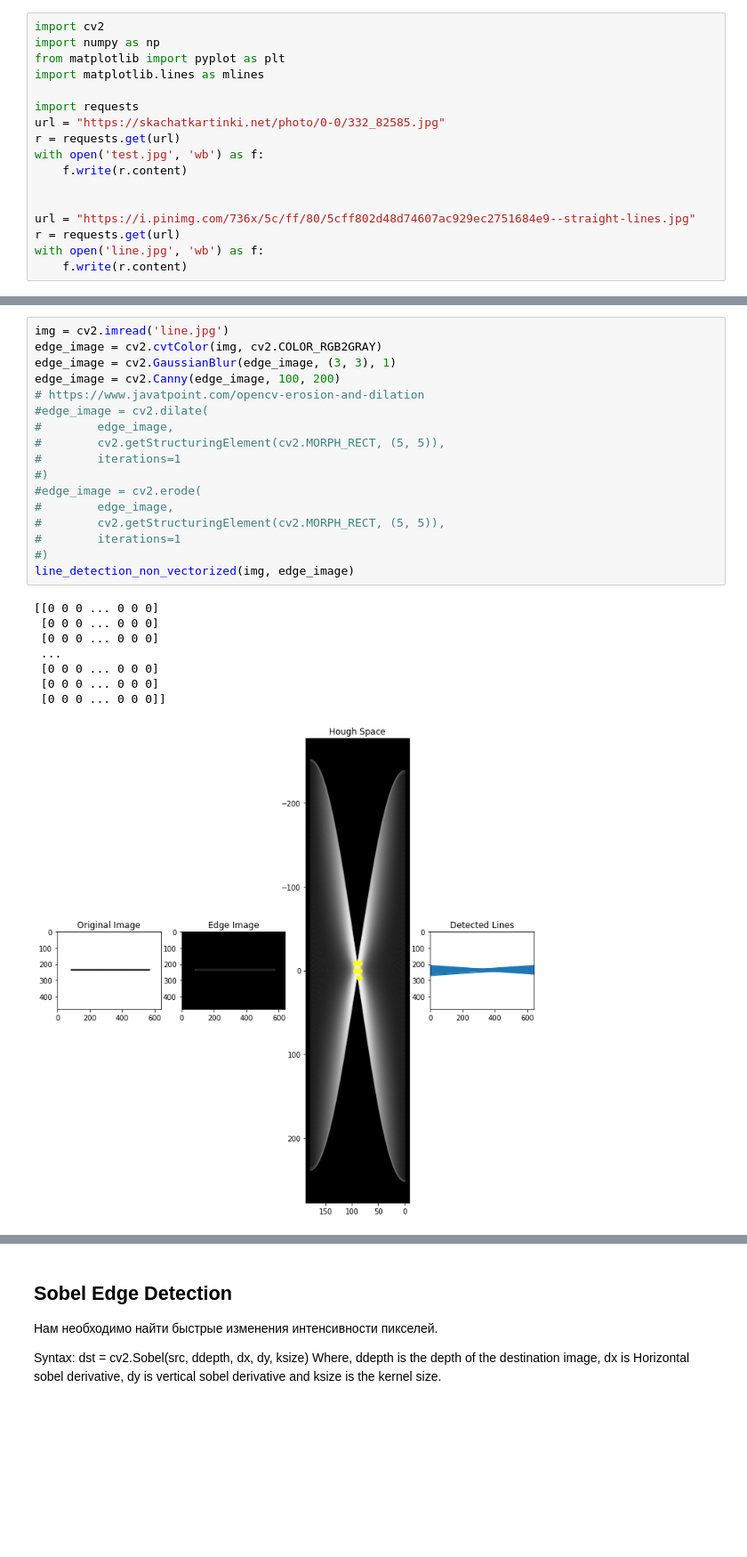
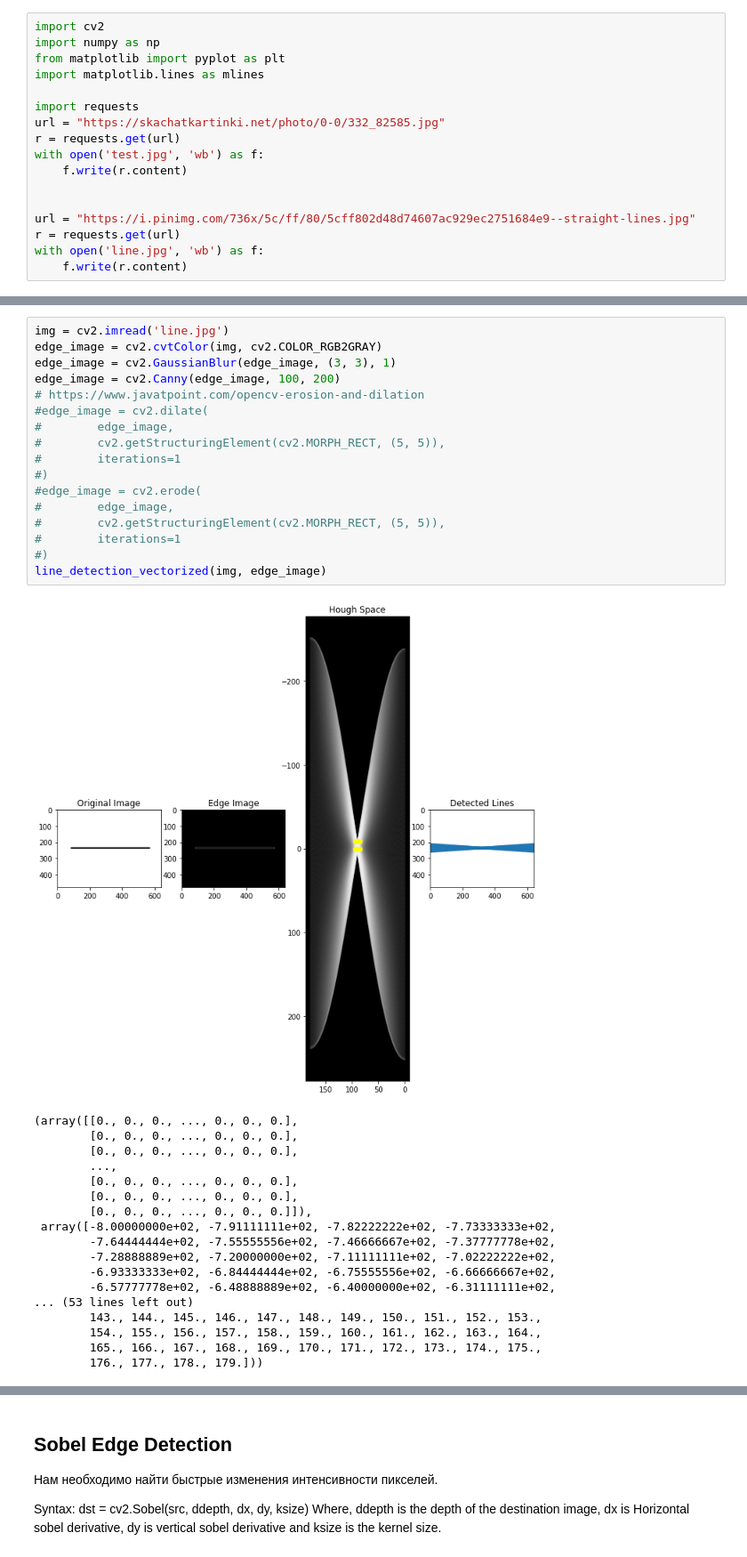
Before and after one commit to alexander-toschev/cv-course, a Jupyter notebook: FD_Line_Detection_Hough.ipynb, the cells around one changed output, grey strips where cells are left out. Shown at 89% size. Cells and saved outputs as stored; diff of their text form; blank space fills up the shorter version.

```diff
--- a/FD_Line_Detection_Hough.ipynb
+++ b/FD_Line_Detection_Hough.ipynb
@@ -88,26 +159,36 @@ def line_detection_non_vectorized(image, edge_image, num_rhos=180, num_thetas=18
 # %%
 img = cv2.imread('line.jpg')
 edge_image = cv2.cvtColor(img, cv2.COLOR_RGB2GRAY)
 edge_image = cv2.GaussianBlur(edge_image, (3, 3), 1)
 edge_image = cv2.Canny(edge_image, 100, 200)
 # https://www.javatpoint.com/opencv-erosion-and-dilation
 #edge_image = cv2.dilate(
 #        edge_image,
 #        cv2.getStructuringElement(cv2.MORPH_RECT, (5, 5)),
 #        iterations=1
 #)
 #edge_image = cv2.erode(
 #        edge_image,
 #        cv2.getStructuringElement(cv2.MORPH_RECT, (5, 5)),
 #        iterations=1
 #)
-line_detection_non_vectorized(img, edge_image)
+line_detection_vectorized(img, edge_image)
 # %% [output]
+[figure]
-[[0 0 0 ... 0 0 0]
- [0 0 0 ... 0 0 0]
- [0 0 0 ... 0 0 0]
- ...
- [0 0 0 ... 0 0 0]
- [0 0 0 ... 0 0 0]
- [0 0 0 ... 0 0 0]]
+(array([[0., 0., 0., ..., 0., 0., 0.],
+        [0., 0., 0., ..., 0., 0., 0.],
+        [0., 0., 0., ..., 0., 0., 0.],
+        ...,
+        [0., 0., 0., ..., 0., 0., 0.],
+        [0., 0., 0., ..., 0., 0., 0.],
+        [0., 0., 0., ..., 0., 0., 0.]]),
+ array([-8.00000000e+02, -7.91111111e+02, -7.82222222e+02, -7.73333333e+02,
+        -7.64444444e+02, -7.55555556e+02, -7.46666667e+02, -7.37777778e+02,
+        -7.28888889e+02, -7.20000000e+02, -7.11111111e+02, -7.02222222e+02,
+        -6.93333333e+02, -6.84444444e+02, -6.75555556e+02, -6.66666667e+02,
+        -6.57777778e+02, -6.48888889e+02, -6.40000000e+02, -6.31111111e+02,
+... (53 lines left out)
+        143., 144., 145., 146., 147., 148., 149., 150., 151., 152., 153.,
+        154., 155., 156., 157., 158., 159., 160., 161., 162., 163., 164.,
+        165., 166., 167., 168., 169., 170., 171., 172., 173., 174., 175.,
+        176., 177., 178., 179.]))
-[figure]
```
Also changed, not shown: parts of 2 cells of this notebook.
